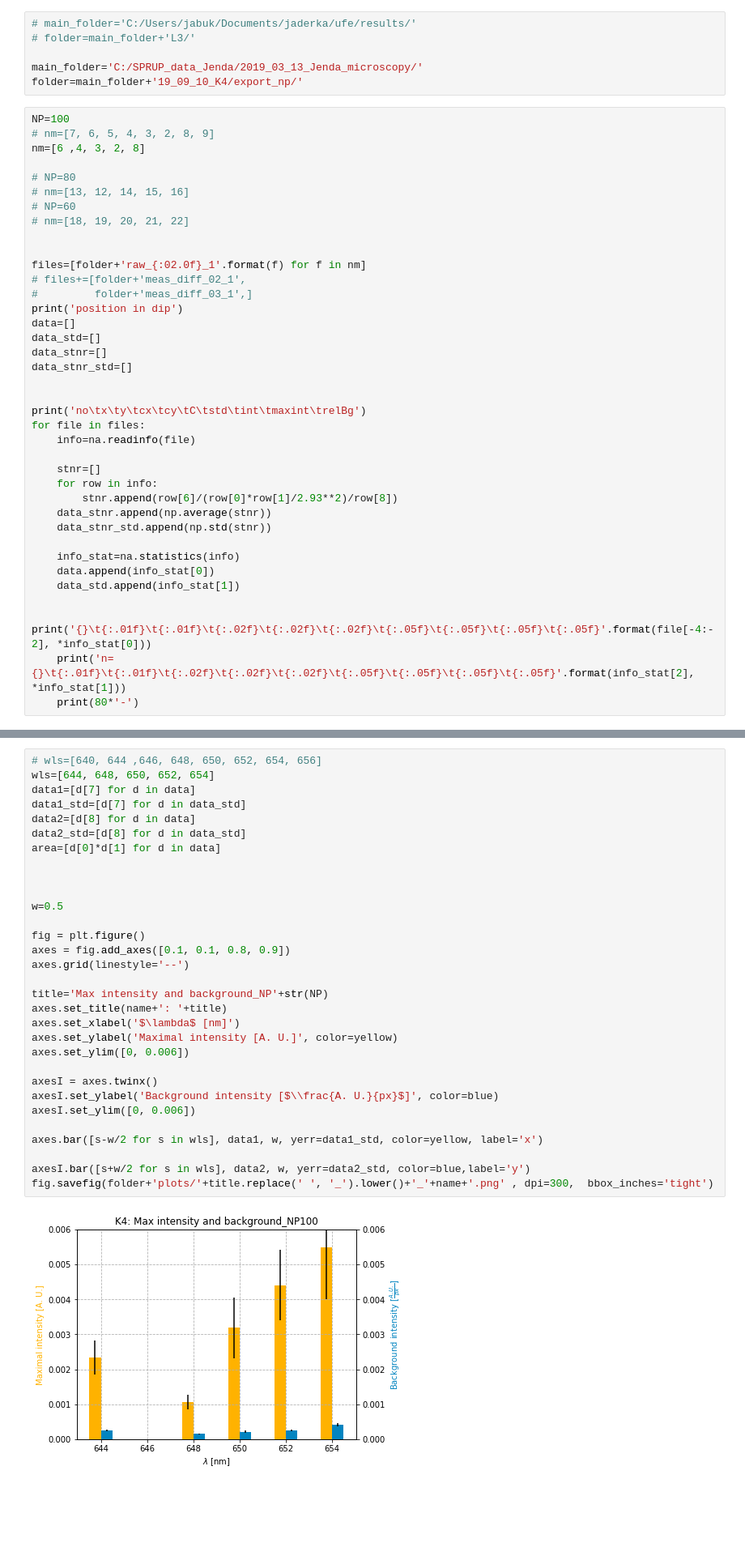
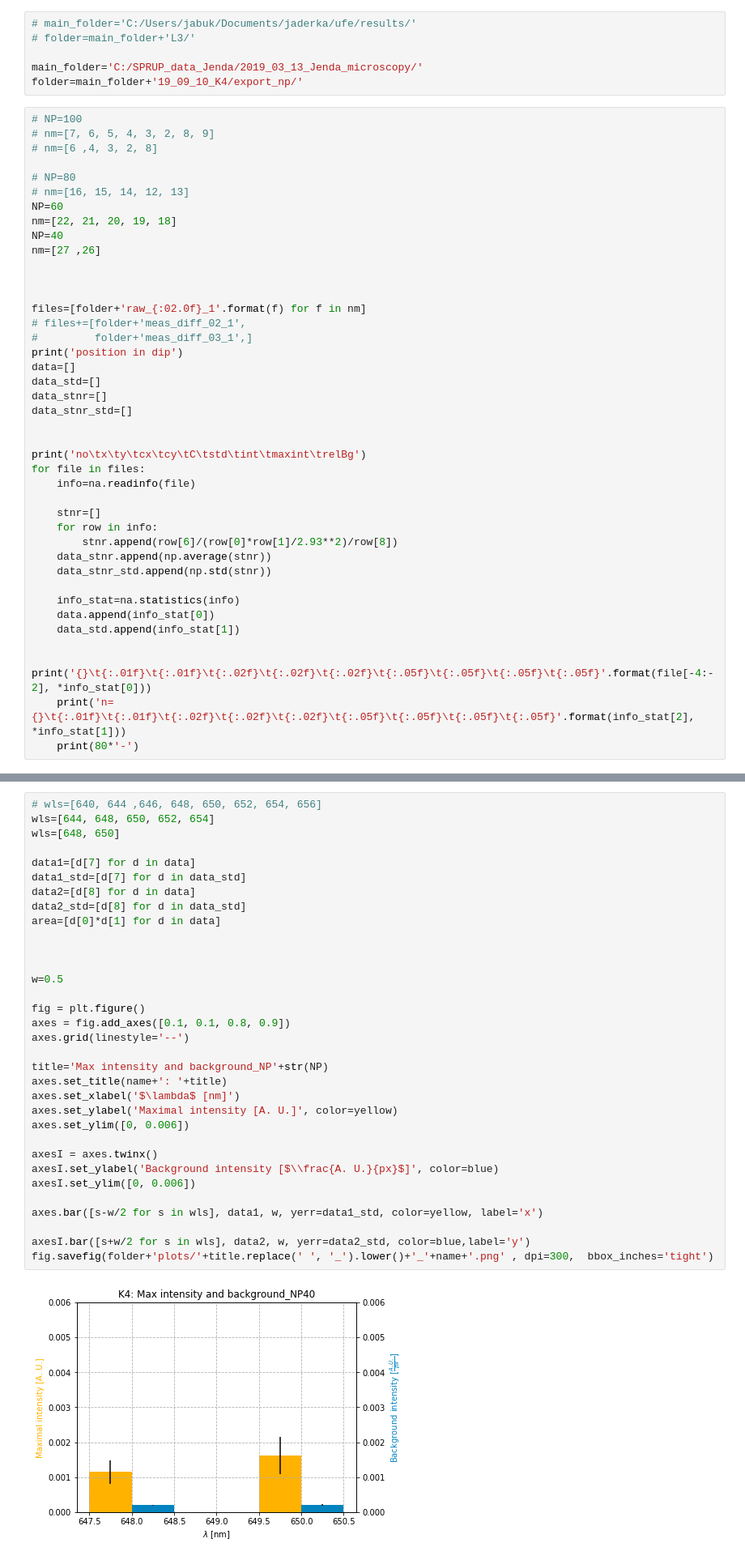
Before and after one commit to Yennda/spr_microscopy, a Jupyter notebook: jup_np_K4-02.ipynb, the cells around one changed output, grey strips where cells are left out. Shown at 81% size. Saved outputs shown, nothing was run; the diff lists cells and outputs as text; blank space fills up the shorter version.

```diff
--- a/jup_np_K4-02.ipynb
+++ b/jup_np_K4-02.ipynb
@@ -26,14 +26,17 @@ x       y       cx      cy      C       std     int     maxint  relBg
 main_folder='C:/SPRUP_data_Jenda/2019_03_13_Jenda_microscopy/'
 folder=main_folder+'19_09_10_K4/export_np/'
 # %%
-NP=100
+# NP=100
 # nm=[7, 6, 5, 4, 3, 2, 8, 9]
-nm=[6 ,4, 3, 2, 8]
+# nm=[6 ,4, 3, 2, 8]
 
 # NP=80
-# nm=[13, 12, 14, 15, 16]
-# NP=60
-# nm=[18, 19, 20, 21, 22]
+# nm=[16, 15, 14, 12, 13]
+NP=60
+nm=[22, 21, 20, 19, 18]
+NP=40
+nm=[27 ,26]
+
 
 
 files=[folder+'raw_{:02.0f}_1'.format(f) for f in nm]
@@ -84,36 +78,38 @@ n= 10   4.2     2.6     1.03    2.10    0.64    0.00007 0.00907 0.00147 0.00005
 # %%
 # wls=[640, 644 ,646, 648, 650, 652, 654, 656]
 wls=[644, 648, 650, 652, 654]
+wls=[648, 650]
+
 data1=[d[7] for d in data]
 data1_std=[d[7] for d in data_std]
 data2=[d[8] for d in data]
 data2_std=[d[8] for d in data_std]
 area=[d[0]*d[1] for d in data]
 
 
 
 w=0.5
 
 fig = plt.figure()
 axes = fig.add_axes([0.1, 0.1, 0.8, 0.9])
 axes.grid(linestyle='--')
 
 title='Max intensity and background_NP'+str(NP)
 axes.set_title(name+': '+title)
 axes.set_xlabel('$\lambda$ [nm]')
 axes.set_ylabel('Maximal intensity [A. U.]', color=yellow)
 axes.set_ylim([0, 0.006])
 
 axesI = axes.twinx()
 axesI.set_ylabel('Background intensity [$\\frac{A. U.}{px}$]', color=blue)
 axesI.set_ylim([0, 0.006])
 
 axes.bar([s-w/2 for s in wls], data1, w, yerr=data1_std, color=yellow, label='x')
 
 axesI.bar([s+w/2 for s in wls], data2, w, yerr=data2_std, color=blue,label='y')
 fig.savefig(folder+'plots/'+title.replace(' ', '_').lower()+'_'+name+'.png' , dpi=300,  bbox_inches='tight')
 # %% [output]
-[figure, old version]
+[figure, new version]
 # %%
 data1=[d[6] for d in data]
 data1_std=[d[6] for d in data_std]
```
Also changed, not shown: parts of 8 cells of this notebook, 5 other files.
